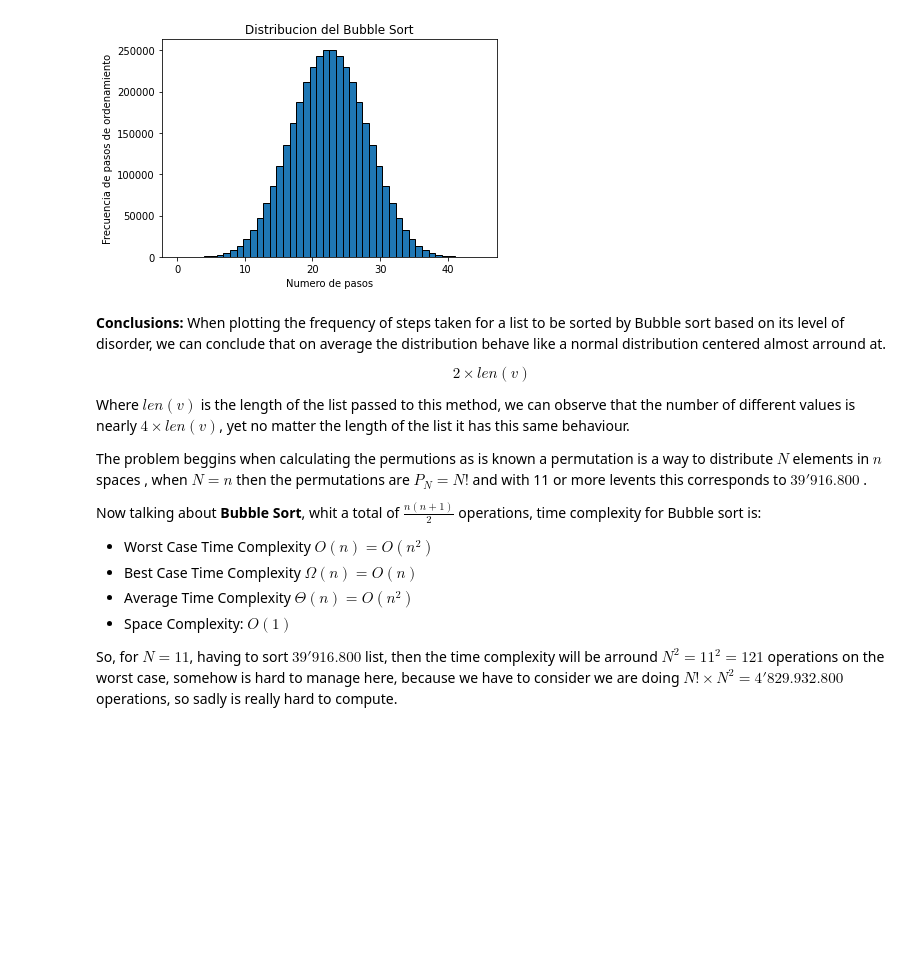
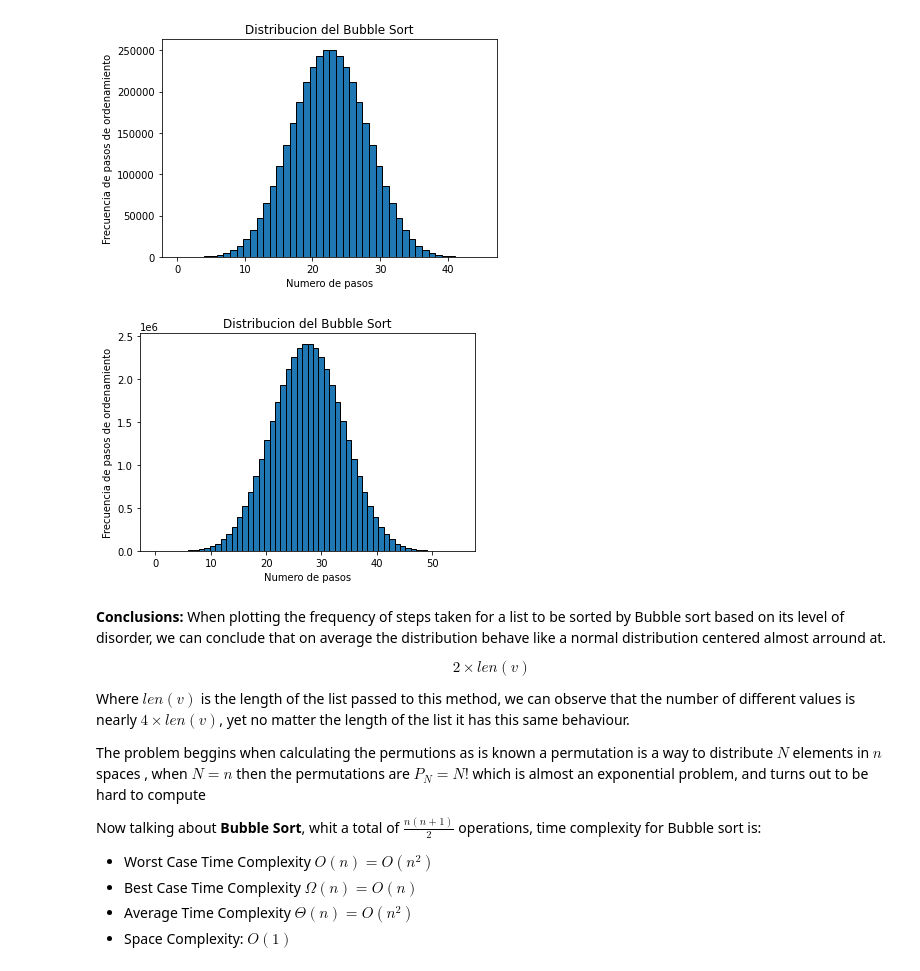
Before and after one commit to bjportelac/AlgorithmsUN2020II, a Jupyter notebook: BubbleSortDistribution.ipynb, the cells around one changed output. Saved outputs shown, nothing was run; the diff lists cells and outputs as text; code cells hidden in the pictures; blank space fills up the shorter version.

```diff
--- a/BubbleSortDistribution.ipynb
+++ b/BubbleSortDistribution.ipynb
@@ -18,13 +18,15 @@ v = []
 def bubbleSort(v):
   pasos = 0 #initial steps
   n = len(v) #amount of elements to sort
-
-  for i in range(n):
-    j = n - 1 #check the n'th and the n-1'th elements
-    for j in range(j,i,-1):
-      if v[j]<v[j-1]: # if the next element is smaller than the previous one
-        v[j], v[j-1] = v[j-1], v[j] #Swap values between them
+  flag = True
+  while flag==True and n>1:
+    flag = False
+    for i in range(len(v)-1):
+      if v[i]>v[i+1]: # if the next previous element is smaller than the next one
+        v[i],v[i+1]=v[i+1],v[i] #Swap values between them
         pasos = pasos + 1 #and add another step
+        flag = True #mark them as swapped
+    n -= 1
   return pasos
 # %%
 #permutations tuples generated with itertols
@@ -146,6 +148,21 @@ plt.ylabel('Frecuencia de pasos de ordenamiento')
 plt.show()
 # %% [output]
 [figure]
+# %%
+#permutations tuples generated with itertols
+perm = itt.permutations([1,2,3,4,5,6,7,8,9,10,11])
+dist = []
+for i in list(perm):
+  dist.append(bubbleSort(list(i))) #Storing the values obtained with the steps for sorting
+
+#plotting
+plt.title('Distribucion del Bubble Sort')
+plt.hist(dist, max(dist)+1, alpha=1, edgecolor = 'black',  linewidth=1)
+plt.xlabel('Numero de pasos')
+plt.ylabel('Frecuencia de pasos de ordenamiento')
+plt.show()
+# %% [output]
+[figure, added]
 # %% [markdown]
 **Conclusions:** When plotting the frequency of steps taken for a list to be sorted by Bubble sort based on its level of disorder, we can conclude that on average the distribution behave like a normal distribution centered almost arround at.
 
@@ -153,7 +170,7 @@ $$2 \times len(v)$$
 
 Where $len(v)$ is the length of the list passed to this method,  we can observe that the number of different values is nearly $4 \times len(v)$, yet no matter the length of the list it has this same behaviour.
 
-The problem beggins when calculating the permutions as is known a permutation is a way to distribute $N$ elements in $n$ spaces , when $N=n$ then the permutations are $P_{N} = N!$ and with 11 or more levents this corresponds to $39'916.800$ .
+The problem beggins when calculating the permutions as is known a permutation is a way to distribute $N$ elements in $n$ spaces , when $N=n$ then the permutations are $P_{N} = N!$ which is almost an exponential problem, and turns out to be hard to compute
 
 Now talking about **Bubble Sort**, whit a total of $\frac{n(n+1)}{2}$ operations, time complexity for Bubble sort is:
 
@@ -162,5 +179,3 @@ Now talking about **Bubble Sort**, whit a total of $\frac{n(n+1)}{2}$ operations
 *    Best Case Time Complexity $\Omega(n)= O(n)$
 *    Average Time Complexity $\Theta(n)=O(n^2)$
 *    Space Complexity: $O(1)$
-
-So, for $N = 11$, having to sort $39'916.800$ list, then the time complexity will be arround $N^2 = 11^2 = 121$ operations on the worst case, somehow is hard to manage here, because we have to consider we are doing $N! \times N^2 = 4'829.932.800$ operations, so sadly is really hard to compute.
```
